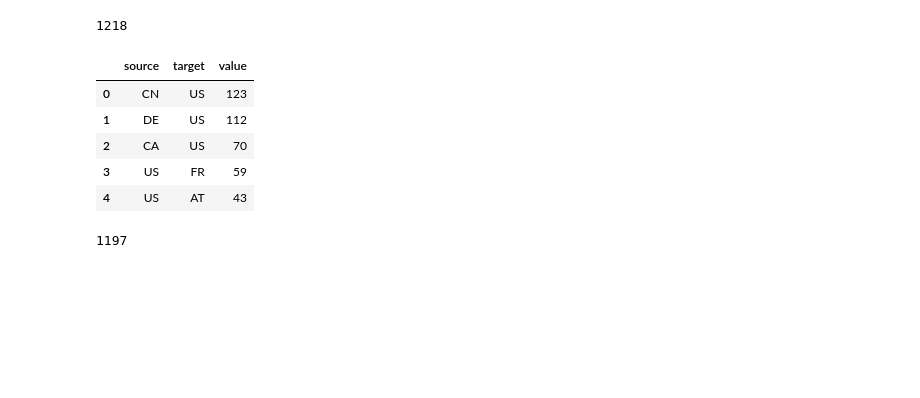
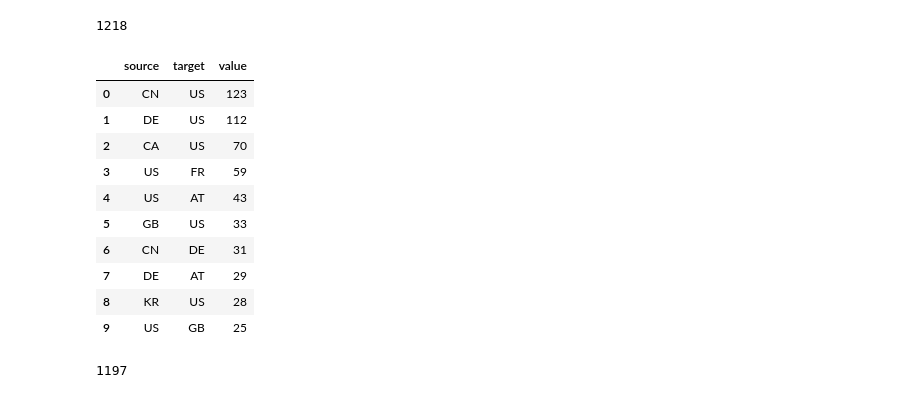
Before and after one commit to hongtaoh/32vis, a Jupyter notebook: analyses_and_get_figures/Trends_Statistics.ipynb, the cells around one changed output. Saved outputs shown, nothing was run; the diff lists cells and outputs as text; code cells hidden in the pictures; blank space fills up the shorter version.

```diff
--- a/analyses_and_get_figures/Trends_Statistics.ipynb
+++ b/analyses_and_get_figures/Trends_Statistics.ipynb
@@ -251,14 +255,19 @@ author_chord.value.sum()
 # %% [output]
 1218
 # %%
-author_chord.head()
+author_chord.head(10)
 # %% [output]
 |  | source | target | value |
 | 0 | CN | US | 123 |
 | 1 | DE | US | 112 |
 | 2 | CA | US | 70 |
 | 3 | US | FR | 59 |
 | 4 | US | AT | 43 |
+| 5 | GB | US | 33 |
+| 6 | CN | DE | 31 |
+| 7 | DE | AT | 29 |
+| 8 | KR | US | 28 |
+| 9 | US | GB | 25 |
 # %%
 tuples = []
 for i in unique_cntry:
```
Also changed, not shown: parts of 1 cell of this notebook, 22 other files.
